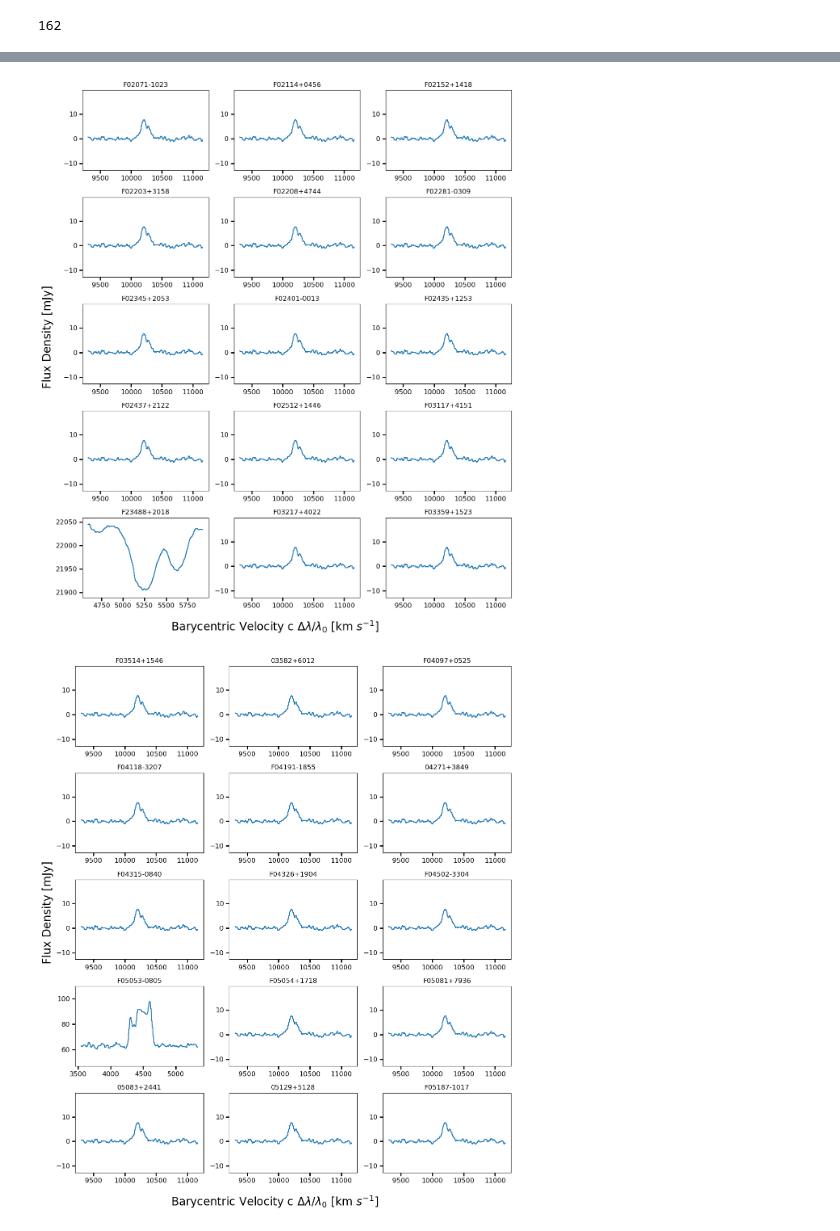
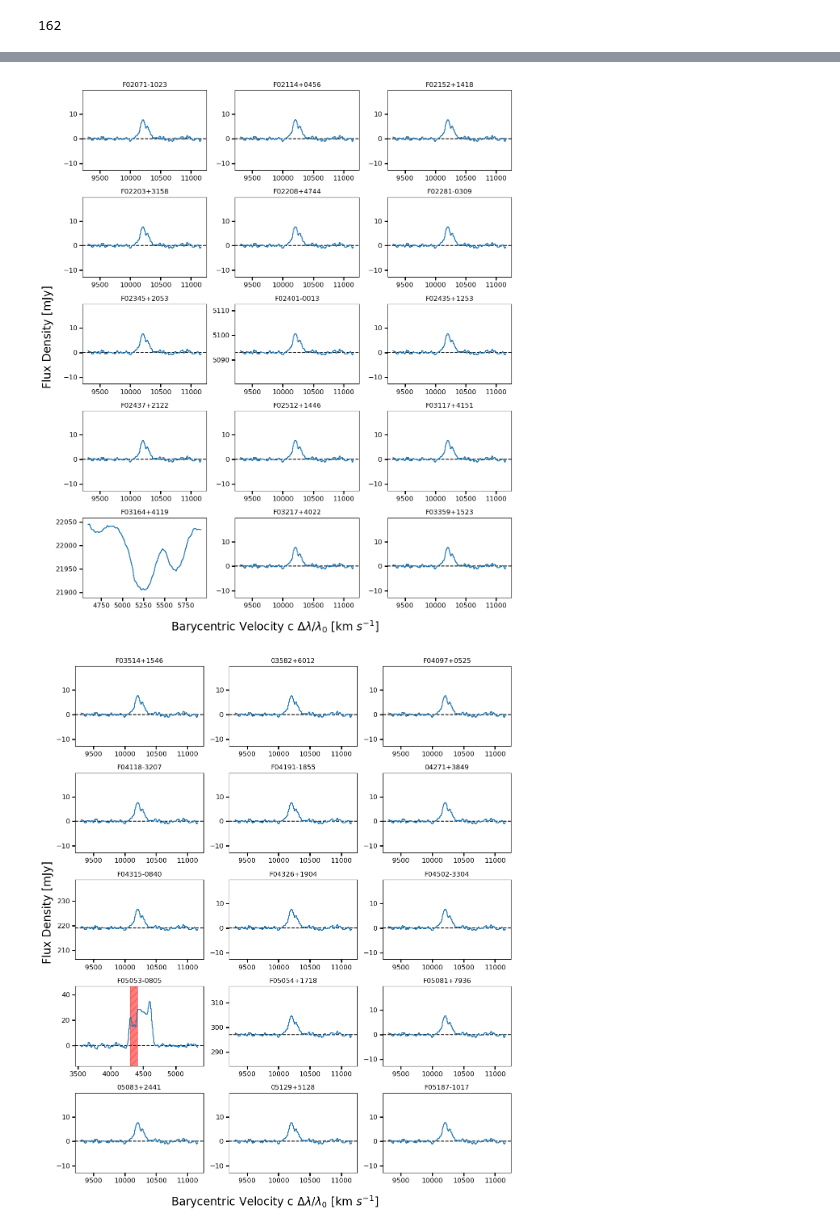
Before and after one commit to MatthewMotuz/GBO_REU, a Jupyter notebook: GOALS/GOALS_v3.ipynb, the cells around one changed output, grey strips where cells are left out. Drawn from its saved outputs; the diff is of its cells as text; code cells hidden in the pictures.

Commit message:
new spectra plots

```diff
--- a/GOALS/GOALS_v3.ipynb
+++ b/GOALS/GOALS_v3.ipynb
@@ -12,6 +12,8 @@ import math
 folder_path =  '/users/mmotuz/GBO_REU/GOALS/'
 
 df1 = pd.read_csv(folder_path + 'goals_v6.csv', skiprows = None)
+
+df2 = pd.read_csv(folder_path + 'TABmeas_v2.csv', skiprows = None)
 # %%
 # Collect valid .txt files
 txt_files = sorted([f for f in os.listdir(folder_path + 'DATAv3/TXT') if f.endswith('.txt')])
@@ -28,6 +30,21 @@ for filename in txt_files:
             valid_data.append(df)
     except Exception as e:
         print(f"Skipping {filename}: {e}")
+
+# Apply CFD correction to valid_data if CFDSign is NaN
+for idx, file in enumerate(valid_files):
+    # Remove '_v1.txt' to match with df2.name
+    base_name = file.replace('_v1.txt', '')
+    match = df2[df2['name'] == base_name]
+    if not match.empty:
+        cfd_sign = match['CFDSign'].values[0]
+        cfd = match['CFD'].values[0]
+        if base_name == 'F05053-0805':
+            valid_data[idx][1] = valid_data[idx][1] - np.median(valid_data[idx][1])
+        if pd.isna(cfd_sign):
+            valid_data[idx][1] = valid_data[idx][1] + cfd
+
+
 
 # Plot in batches of 15 (3 columns × 5 rows)
 batch_size = 15
@@ -51,21 +68,44 @@ for b in range(num_batches):
     axes = axes.flatten()
 
     for i in range(n):
-        for k in df1.name:
-            if k in batch_files[i]:
-                name = k
+        # Find the matching name for the current file
+        matched_name = None
+        for candidate in df1.name:
+            if candidate in batch_files[i]:
+                matched_name = candidate
                 break
-        if 'F03164+4119' in batch_files[i] or 'F23157-0441' in batch_files[i] or 'F06107+7822' in batch_files[i]:
+        if matched_name is None:
+            matched_name = batch_files[i].replace('_v1.txt', '')
 
+        if any(x in batch_files[i] for x in ['F03164+4119', 'F23157-0441', 'F06107+7822']):
             begin = 150
             stop = -150
         else:
             begin = 100
             stop = -100
+
+        # Ensure slicing does not go out of bounds
+        data_len = len(batch_data[i][0])
+        start_idx = begin if begin >= 0 else max(data_len + begin, 0)
+        stop_idx = stop if stop >= 0 else max(data_len + stop, 0)
+        if stop_idx <= start_idx:
+            stop_idx = data_len
+
         ax = axes[i]
-        ax.plot(batch_data[i][0][begin:stop] , gaussian_filter1d(batch_data[i][1][begin:stop],2) * 1000, drawstyle='steps-mid')
-        ax.set_ylim(np.min(batch_data[i][1][begin:stop] * 1000) - 10, np.max(batch_data[i][1][begin:stop] * 1000) + 10)
-        ax.set_title(k)
+        ax.plot(batch_data[i][0][start_idx:stop_idx], gaussian_filter1d(batch_data[i][1][start_idx:stop_idx], 2) * 1000, drawstyle='steps-mid', zorder=2)
+        if np.median(gaussian_filter1d(batch_data[i][1][start_idx:stop_idx], 2) * 1000) < 20:
+            ax.axhline(y=0, color='black', linestyle='--', zorder=1)
+        else:
+            # Use CFD column instead of non-existent 'Zero'
+            cfd_value = df2[df2['name'] == matched_name]['CFD'].values
+            if len(cfd_value) > 0:
+                ax.axhline(y=cfd_value[0] * 1000, color='black', linestyle='--', zorder=1)
+            else:
+                ax.axhline(y=0, color='black', linestyle='--', zorder=1)
+        ax.set_ylim(np.min(batch_data[i][1][start_idx:stop_idx] * 1000) - 10, np.max(batch_data[i][1][start_idx:stop_idx] * 1000) + 10)
+        if batch_files[i] == 'F05053-0805_v1.txt':
+            ax.axvspan(4300, 4410, color='r', hatch='//', alpha=0.5, zorder=1)
+        ax.set_title(matched_name)
         ax.tick_params(axis='both', which='both', length=6, width=2, labelsize=12)
 
 
@@ -91,2 +131,2 @@ for b in range(num_batches):
-[figure, old version]
+[figure, new version]
-[figure, old version]
+[figure, new version]
```
Also changed, not shown: parts of 1 cell of this notebook, 1 other file.
